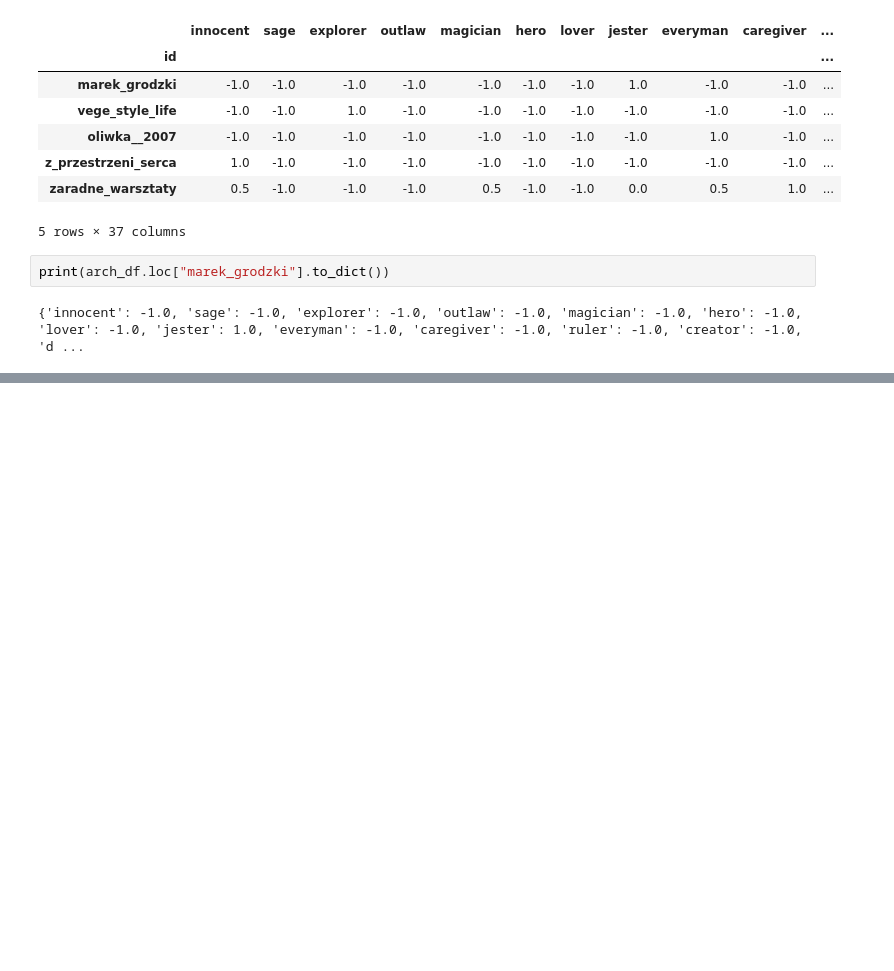
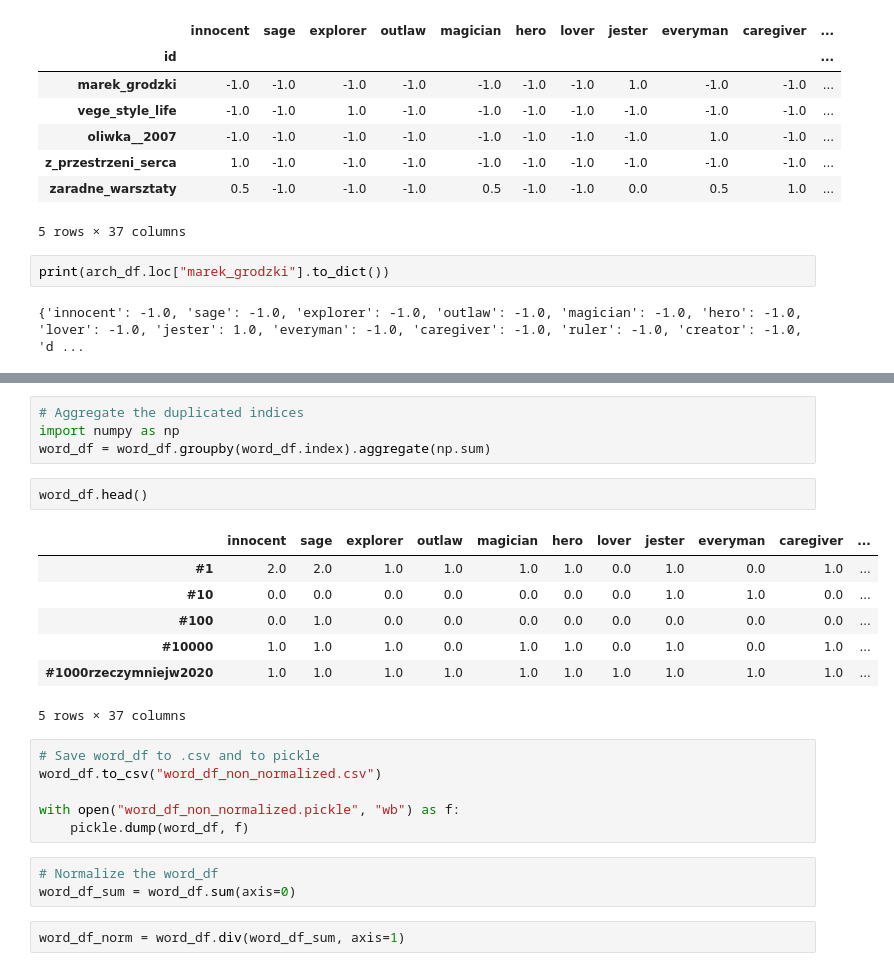
Before and after one commit to Maelstro/twitter-semantic-analysis, a Jupyter notebook: instagram_analysis/instagram_agds.ipynb, the cells around one changed output, grey strips where cells are left out. Saved outputs shown, nothing was run; the diff lists cells and outputs as text; blank space fills up the shorter version.

```diff
--- a/instagram_analysis/instagram_agds.ipynb
+++ b/instagram_analysis/instagram_agds.ipynb
@@ -192,0 +238,25 @@ AttributeError: 'DataFrame' object has no attribute 'trait_name'
+# %%
+# Aggregate the duplicated indices
+import numpy as np
+word_df = word_df.groupby(word_df.index).aggregate(np.sum)
+# %%
+word_df.head()
+# %% [output]
+|  | innocent | sage | explorer | outlaw | magician | hero | lover | jester | everyman | caregiver | ... |
+| #1 | 2.0 | 2.0 | 1.0 | 1.0 | 1.0 | 1.0 | 0.0 | 1.0 | 0.0 | 1.0 | ... |
+| #10 | 0.0 | 0.0 | 0.0 | 0.0 | 0.0 | 0.0 | 0.0 | 1.0 | 1.0 | 0.0 | ... |
+| #100 | 0.0 | 1.0 | 0.0 | 0.0 | 0.0 | 0.0 | 0.0 | 0.0 | 0.0 | 0.0 | ... |
+| #10000 | 1.0 | 1.0 | 1.0 | 0.0 | 1.0 | 1.0 | 0.0 | 1.0 | 0.0 | 1.0 | ... |
+| #1000rzeczymniejw2020 | 1.0 | 1.0 | 1.0 | 1.0 | 1.0 | 1.0 | 1.0 | 1.0 | 1.0 | 1.0 | ... |
+5 rows × 37 columns
+# %%
+# Save word_df to .csv and to pickle
+word_df.to_csv("word_df_non_normalized.csv")
+
+with open("word_df_non_normalized.pickle", "wb") as f:
+    pickle.dump(word_df, f)
+# %%
+# Normalize the word_df
+word_df_sum = word_df.sum(axis=0)
+# %%
+word_df_norm = word_df.div(word_df_sum, axis=1)
```
Also changed, not shown: parts of 18 cells of this notebook, 4 other files.
